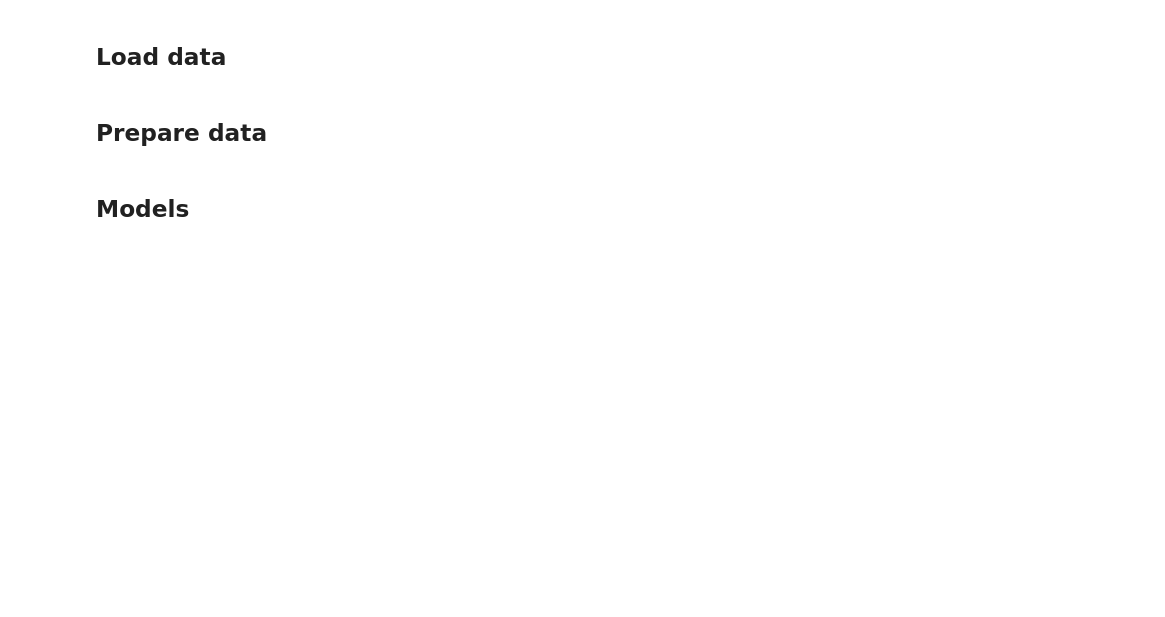
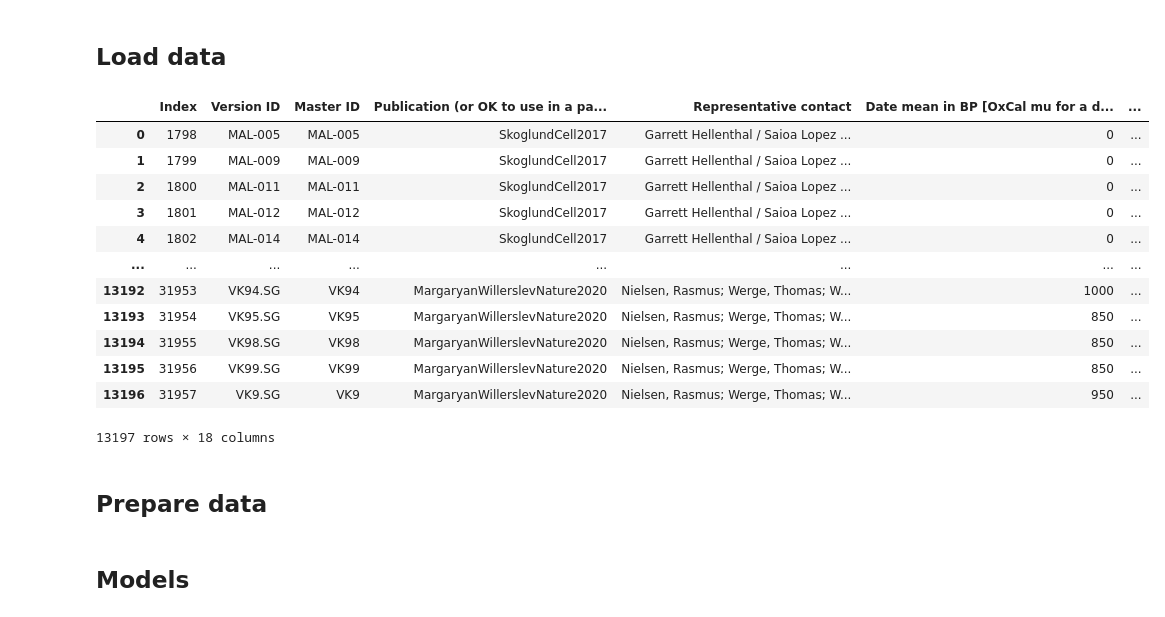
Before and after one commit to StefPetro/02456-deep-learning-with-PyTorch, a Jupyter notebook: Project/18F_classification_with_optuna.ipynb, the cells around one changed output. Cells and saved outputs as stored; diff of their text form; code cells hidden in the pictures; blank space fills up the shorter version.

```diff
--- a/Project/18F_classification_with_optuna.ipynb
+++ b/Project/18F_classification_with_optuna.ipynb
@@ -29,6 +29,22 @@ fix_all_seeds(42)
 # %%
 meta = pd.read_csv('4000_PCS_human_origins/v44.3_HO_public.anno', sep='\t')
 pcs = pd.read_csv('4000_PCS_human_origins/pcs.txt', sep='\t')
+# %%
+meta
+# %% [output]
+|  | Index | Version ID | Master ID | Publication (or OK to use in a pa... | Representative contact | Date mean in BP [OxCal mu for a d... | ... |
+| 0 | 1798 | MAL-005 | MAL-005 | SkoglundCell2017 | Garrett Hellenthal / Saioa Lopez ... | 0 | ... |
+| 1 | 1799 | MAL-009 | MAL-009 | SkoglundCell2017 | Garrett Hellenthal / Saioa Lopez ... | 0 | ... |
+| 2 | 1800 | MAL-011 | MAL-011 | SkoglundCell2017 | Garrett Hellenthal / Saioa Lopez ... | 0 | ... |
+| 3 | 1801 | MAL-012 | MAL-012 | SkoglundCell2017 | Garrett Hellenthal / Saioa Lopez ... | 0 | ... |
+| 4 | 1802 | MAL-014 | MAL-014 | SkoglundCell2017 | Garrett Hellenthal / Saioa Lopez ... | 0 | ... |
+| ... | ... | ... | ... | ... | ... | ... | ... |
+| 13192 | 31953 | VK94.SG | VK94 | MargaryanWillerslevNature2020 | Nielsen, Rasmus; Werge, Thomas; W... | 1000 | ... |
+| 13193 | 31954 | VK95.SG | VK95 | MargaryanWillerslevNature2020 | Nielsen, Rasmus; Werge, Thomas; W... | 850 | ... |
+| 13194 | 31955 | VK98.SG | VK98 | MargaryanWillerslevNature2020 | Nielsen, Rasmus; Werge, Thomas; W... | 850 | ... |
+| 13195 | 31956 | VK99.SG | VK99 | MargaryanWillerslevNature2020 | Nielsen, Rasmus; Werge, Thomas; W... | 850 | ... |
+| 13196 | 31957 | VK9.SG | VK9 | MargaryanWillerslevNature2020 | Nielsen, Rasmus; Werge, Thomas; W... | 950 | ... |
+13197 rows × 18 columns
 # %% [markdown]
 ## Prepare data
 # %%
```
Also changed, not shown: parts of 2 cells of this notebook.
